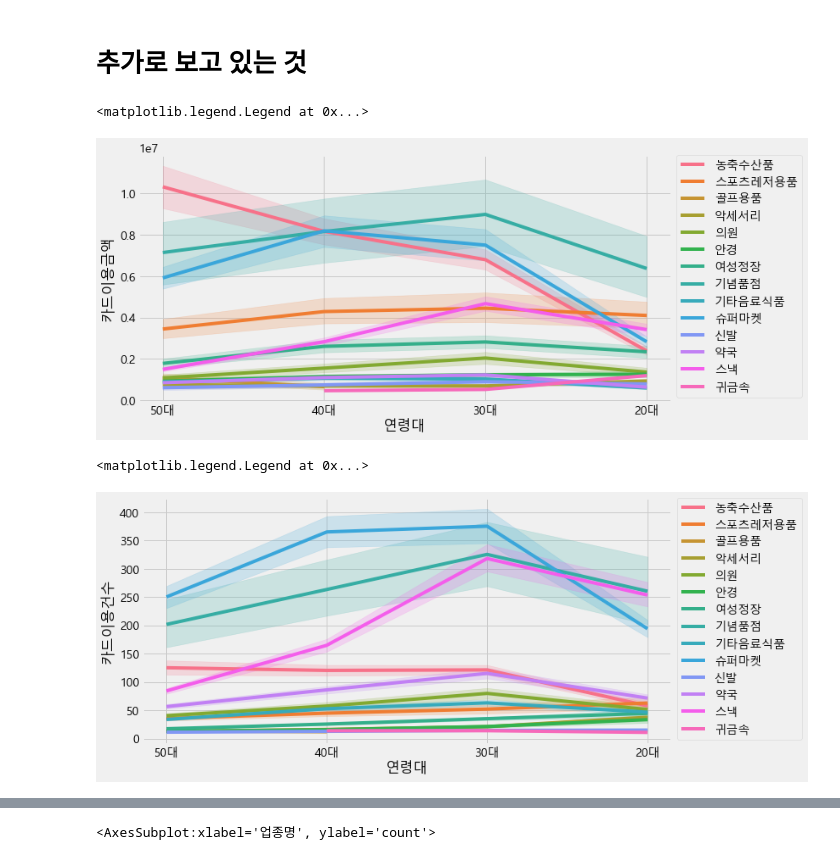
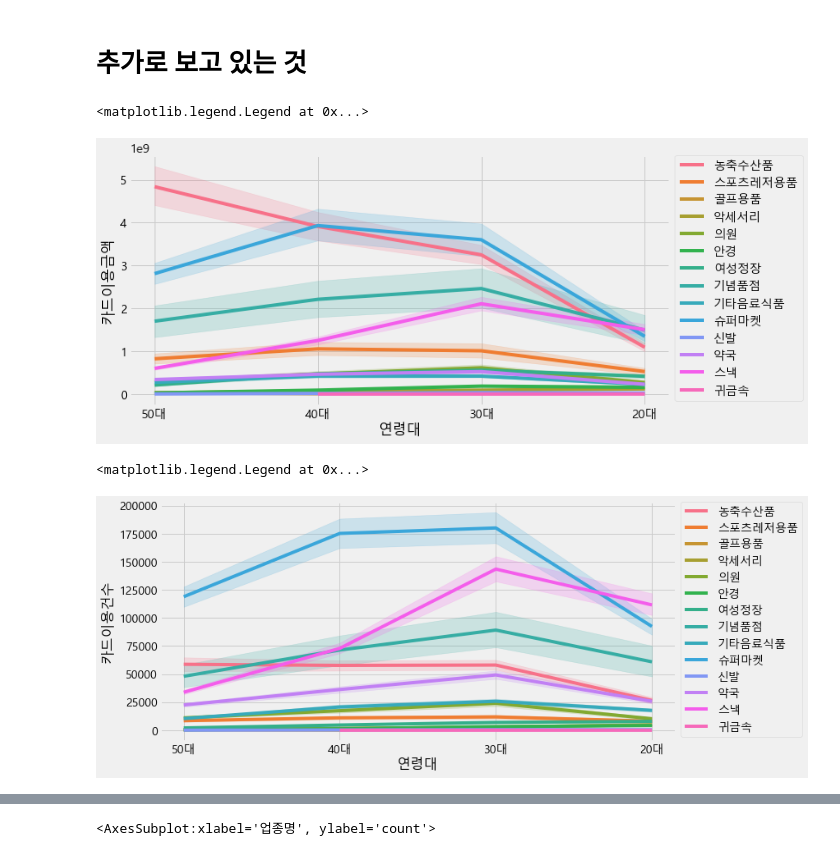
Before and after one commit to HayeonKimm/Tourist_Consumption_Analysis, a Jupyter notebook: code/2_analysis/BC카드 데이터 시각화_조아진.ipynb, the cells around one changed output, grey strips where cells are left out. Drawn from its saved outputs; the diff is of its cells as text; code cells hidden in the pictures.

```diff
--- a/code/2_analysis/BC카드 데이터 시각화_조아진.ipynb
+++ b/code/2_analysis/BC카드 데이터 시각화_조아진.ipynb
@@ -785,15 +865,15 @@ Text(0.5, 0, '건당이용금액')
 # 추가로 보고 있는 것
 # %%
 plt.figure(figsize=(10, 5))
-sns.lineplot(data=df, x="연령대", y="카드이용금액", hue="업종명")
+sns.lineplot(data=df, x="연령대", y="카드이용금액", hue="업종명",estimator=sum)
 plt.legend(bbox_to_anchor=(1.01, 1), loc=2, borderaxespad=0.)
 # %% [output]
 <matplotlib.legend.Legend at 0x...>
-[figure, old version]
+[figure, new version]
 # %%
 plt.figure(figsize=(10, 5))
-sns.lineplot(data=df, x="연령대", y="카드이용건수", hue="업종명")
+sns.lineplot(data=df, x="연령대", y="카드이용건수", hue="업종명",estimator=sum)
 plt.legend(bbox_to_anchor=(1.01, 1), loc=2, borderaxespad=0.)
 # %% [output]
 <matplotlib.legend.Legend at 0x...>
-[figure, old version]
+[figure, new version]
```
Also changed, not shown: parts of 20 cells of this notebook.
